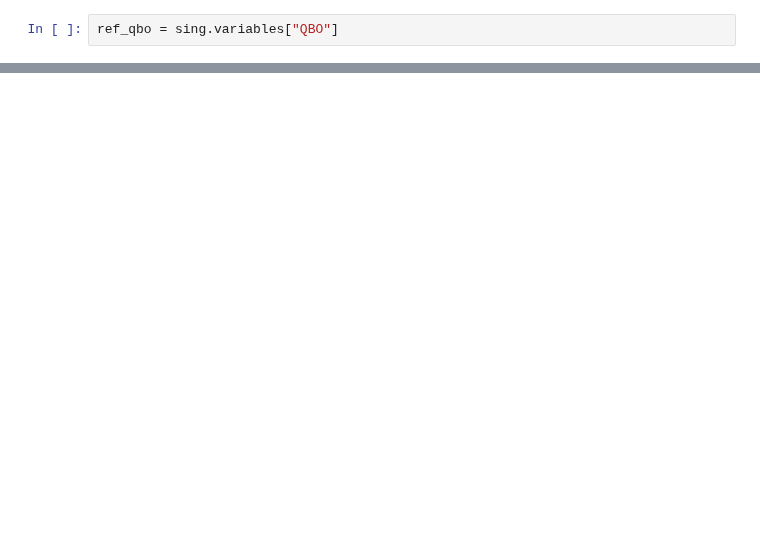
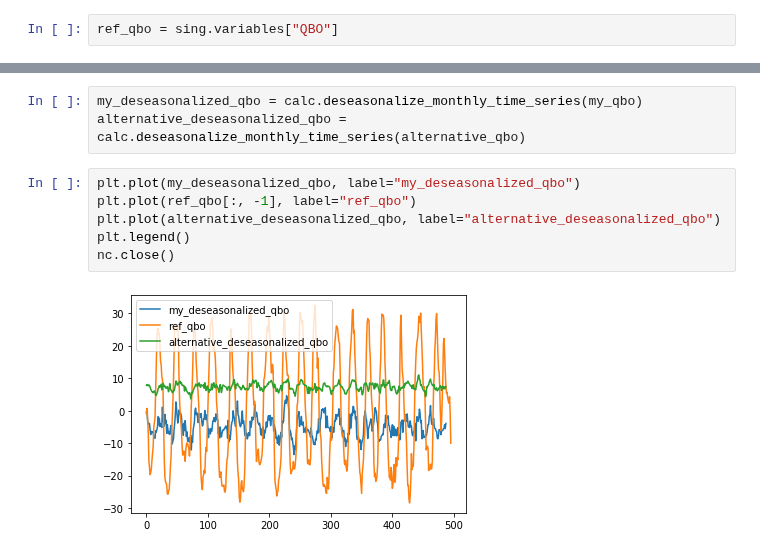
Before and after one commit to Climate-Data-Science/Climate-Similarity-Metrics, a Jupyter notebook: 3_deriving_QBO.ipynb, the cells around one changed output, grey strips where cells are left out. Drawn from its saved outputs; the diff is of its cells as text; blank space fills up the shorter version.

```diff
--- a/3_deriving_QBO.ipynb
+++ b/3_deriving_QBO.ipynb
@@ -32,0 +58,11 @@ plt.legend()
+# %%
+my_deseasonalized_qbo = calc.deseasonalize_monthly_time_series(my_qbo)
+alternative_deseasonalized_qbo = calc.deseasonalize_monthly_time_series(alternative_qbo)
+# %%
+plt.plot(my_deseasonalized_qbo, label="my_deseasonalized_qbo")
+plt.plot(ref_qbo[:, -1], label="ref_qbo")
+plt.plot(alternative_deseasonalized_qbo, label="alternative_deseasonalized_qbo")
+plt.legend()
+nc.close()
+# %% [output]
+[figure, added]
```
Also changed, not shown: parts of 11 cells of this notebook, 1 other file.
